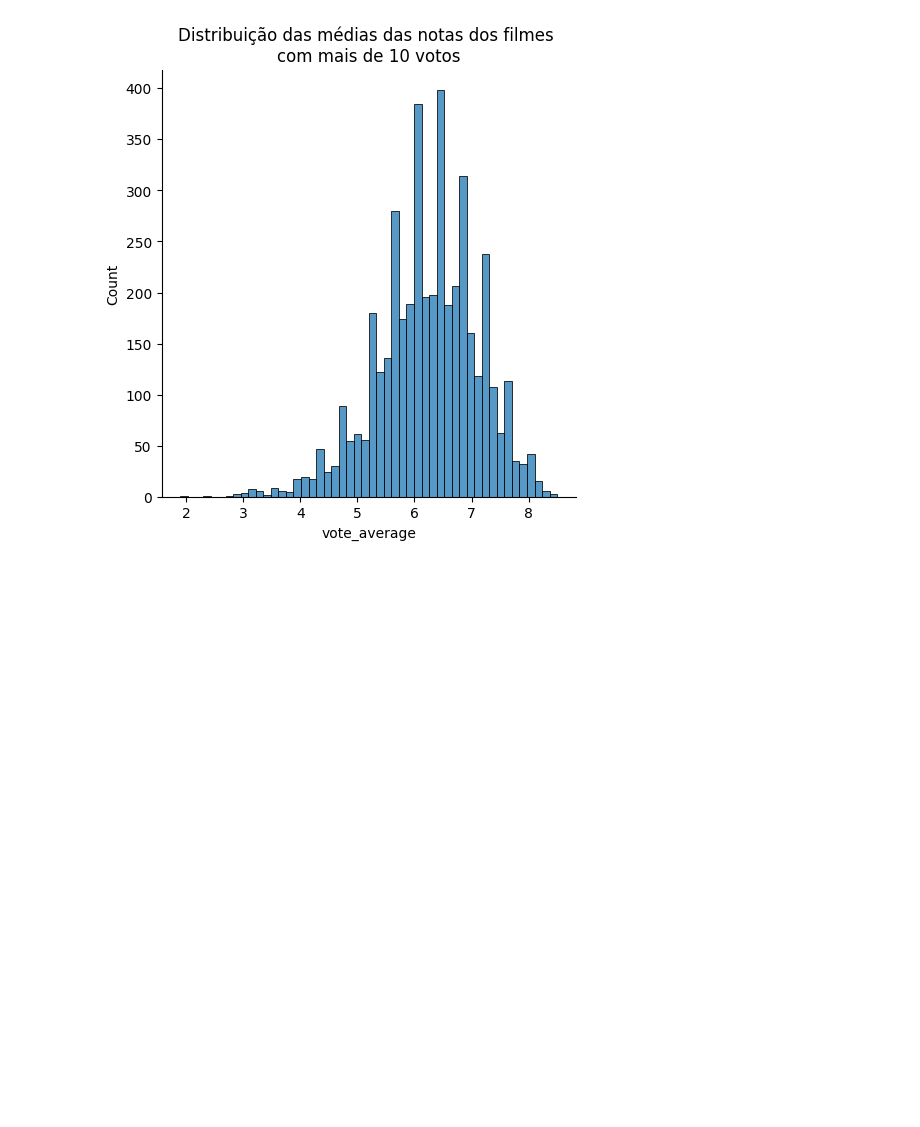
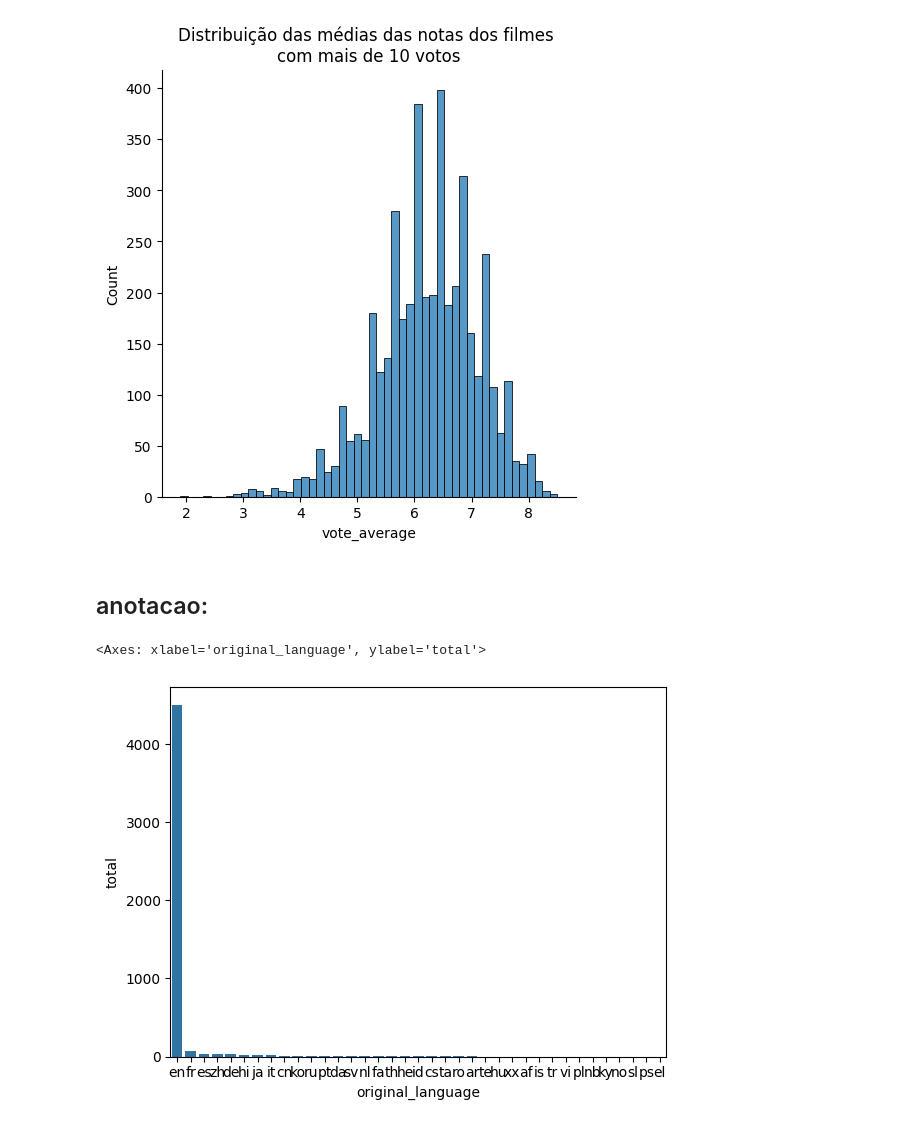
Before and after one commit to sdesuzane/data_science-Alura, a Jupyter notebook: TMDB.ipynb, the cells around one changed output. Drawn from its saved outputs; the diff is of its cells as text; code cells hidden in the pictures; blank space fills up the shorter version.

Commit message:
Data Science
explorando e analisando dados

```diff
--- a/TMDB.ipynb
+++ b/TMDB.ipynb
@@ -145,6 +133,8 @@ plt.title("Distribuição das médias das notas dos filmes \ncom mais de 10 voto
 plt.show()
 # %% [output]
 [figure]
+# %% [markdown]
+## anotacao:
 # %%
 # lingua => categorica sem ordem...
 
@@ -156,3 +146,12 @@ plt.show()
 # variaveis:
 # qualitativas (categoricas) => nomianais e ordinais
 # quantitativas (numericas) => discretas e contínuas
+# %%
+contagem_linguas = tmdb["original_language"].value_counts().to_frame().reset_index() # moda: lingua mais usada
+contagem_linguas.columns = ["original_language", "total"]
+sns.barplot(data = contagem_linguas, x="original_language", y="total")
+
+# claramento ingles sendo a mais usada, mas pessíma visualização das outras
+# %% [output]
+<Axes: xlabel='original_language', ylabel='total'>
+[figure, added]
```
Also changed, not shown: parts of 16 cells of this notebook.
